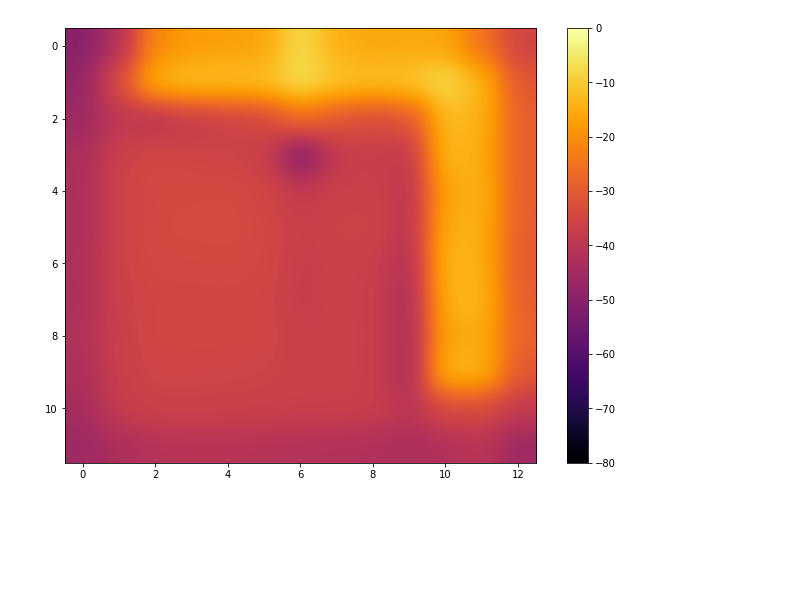
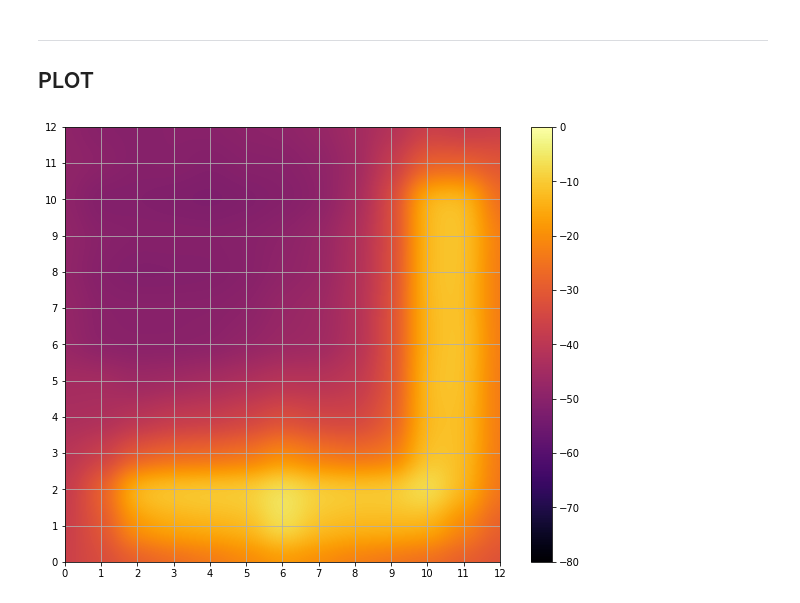
Before and after one commit to lsmanoel/CEM_4, a Jupyter notebook: 13.06/open_matrix_csv.ipynb, the cells around one changed output. Saved outputs shown, nothing was run; the diff lists cells and outputs as text; code cells hidden in the pictures; blank space fills up the shorter version.

```diff
--- a/13.06/open_matrix_csv.ipynb
+++ b/13.06/open_matrix_csv.ipynb
@@ -8,12 +12,14 @@ url_elc_plane_top_500_KHz = 'https://raw.githubusercontent.com/lsmanoel/CEM_4/ma
 url_mag_plane_bottom_24_MHz = 'https://raw.githubusercontent.com/lsmanoel/CEM_4/master/13.06/placaL_medidas%20-%20mag_plane_bottom_24_MHz.csv'
 url_mag_plane_top_24_MHz = 'https://raw.githubusercontent.com/lsmanoel/CEM_4/master/13.06/placaL_medidas%20-%20mag_plane_top_24_MHz.csv'
 
-pd_elc_plane_bottom_24_MHz = pd.read_csv(url_elc_plane_bottom_24_MHz)
-pd_elc_plane_bottom_500_KHz = pd.read_csv(url_elc_plane_bottom_500_KHz)
-pd_elc_plane_top_24_MHz = pd.read_csv(url_elc_plane_top_24_MHz)
-pd_elc_plane_top_500_KHz = pd.read_csv(url_elc_plane_top_500_KHz)
-pd_mag_plane_bottom_24_MHz = pd.read_csv(url_mag_plane_bottom_24_MHz)
-pd_mag_plane_top_24_MHz = pd.read_csv(url_mag_plane_top_24_MHz)
+columns_name = ['A','B','C','D','E','F','G','H','I','J','K','L','M']
+
+pd_elc_plane_bottom_24_MHz = pd.read_csv(url_elc_plane_bottom_24_MHz, names=columns_name)
+pd_elc_plane_bottom_500_KHz = pd.read_csv(url_elc_plane_bottom_500_KHz, names=columns_name)
+pd_elc_plane_top_24_MHz = pd.read_csv(url_elc_plane_top_24_MHz, names=columns_name)
+pd_elc_plane_top_500_KHz = pd.read_csv(url_elc_plane_top_500_KHz, names=columns_name)
+pd_mag_plane_bottom_24_MHz = pd.read_csv(url_mag_plane_bottom_24_MHz, names=columns_name)
+pd_mag_plane_top_24_MHz = pd.read_csv(url_mag_plane_top_24_MHz, names=columns_name)
 
 elc_plane_bottom_24_MHz = pd_elc_plane_bottom_24_MHz.values
 elc_plane_bottom_500_KHz = pd_elc_plane_bottom_500_KHz.values
@@ -31,21 +54,32 @@ mag_plane_top_24_MHz = -mag_plane_top_24_MHz
+# %% [markdown]
+---
+## PLOT
 # %%
 import matplotlib.pyplot as plt
+import numpy as np
 
 fig = plt.figure(figsize=(11,8))
 
 # ==============================================================================
 ax = fig.add_subplot(1, 1, 1)
 
-img_elc_plane_top_24_MHz = ax.imshow(elc_plane_top_24_MHz,
-                                     interpolation ='gaussian',
-                                     cmap ='inferno',
-                                     vmax = 0,
-                                     vmin = -80)
+img = ax.imshow(elc_plane_top_500_KHz,
+                interpolation ='gaussian',
+                cmap ='inferno',
+                vmax = 0,
+                vmin = -80)
 
-fig.colorbar(img_elc_plane_top_24_MHz, ax=ax)
+fig.colorbar(img, ax=ax)
 
-ax1.grid(False)
+ax.set_xlim([0, 12])
+ax.set_ylim([0, 12])
 
+ax.set_xticks(np.arange(0,13,1))
+ax.set_yticks(np.arange(0,13,1))
+
+ax.grid(True)
+
+#===============================================================================
 plt.show()
 # %% [output]
-[figure, old version]
+[figure, new version]
```
Also changed, not shown: parts of 4 cells of this notebook, 1 other file.
